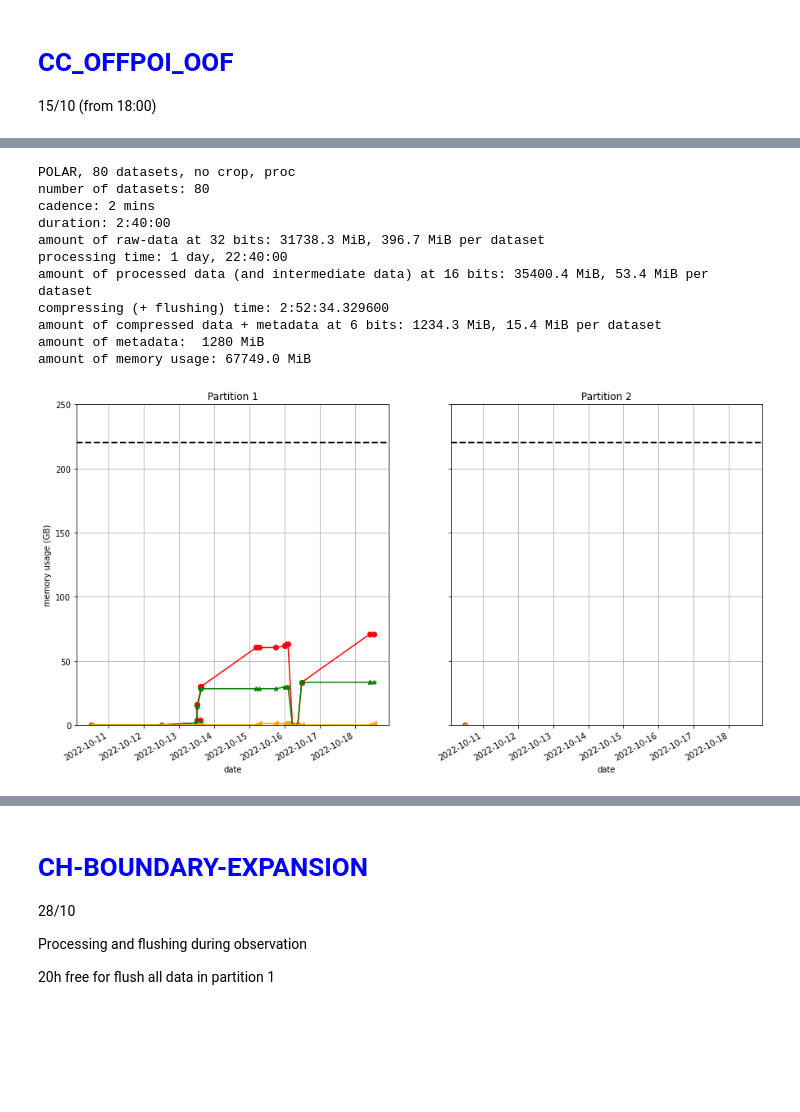
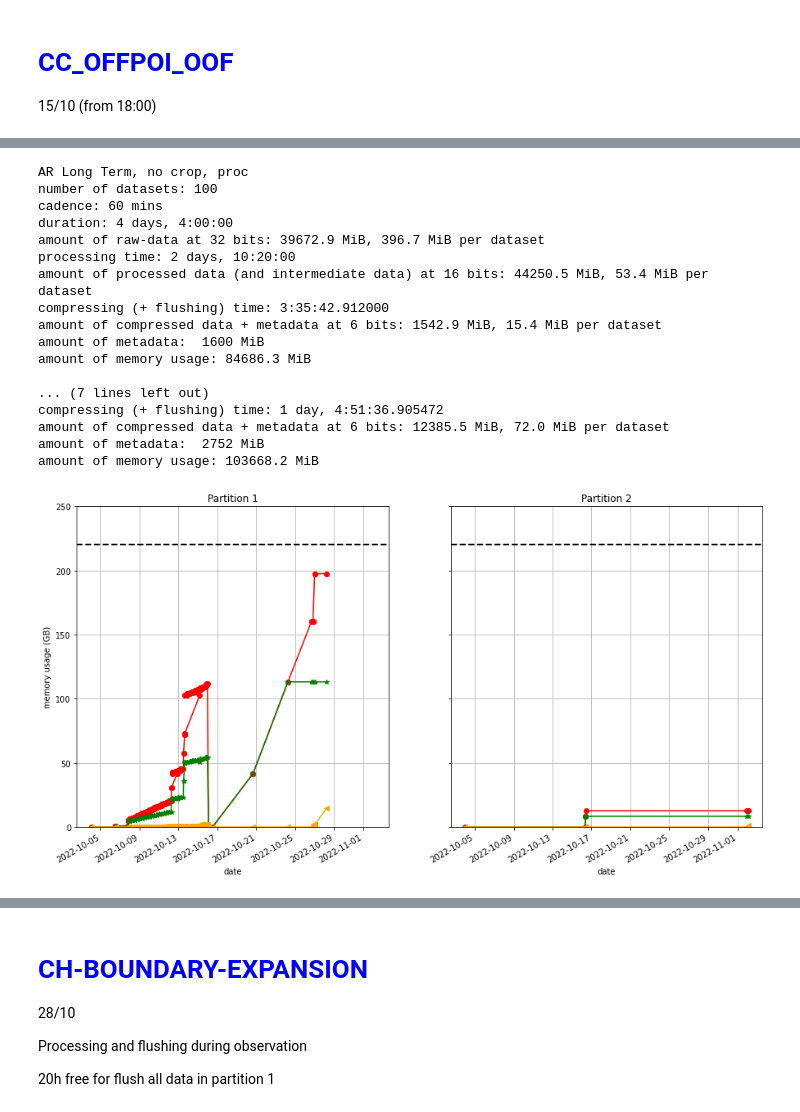
Before and after one commit to dcalc/PHI_TMtool, a Jupyter notebook: NMP1_RSW456.ipynb, the cells around one changed output, grey strips where cells are left out. Cells and saved outputs as stored; diff of their text form; code cells hidden in the pictures; blank space fills up the shorter version.

```diff
--- a/NMP1_RSW456.ipynb
+++ b/NMP1_RSW456.ipynb
@@ -128,6 +184,7 @@ plt.xlabel('date')
 Text(0.5, 0, 'date')
 [figure]
 # %%
+PHI = PHI_MEMORY(DT(2022,10,4,0,0,0))
 TC = 0 # time for cropping
 TP = 0 # time for processing
 TK = 0 # time for packing
@@ -268,0 +444,17 @@ amount of memory usage: 2540.6 MiB
+# %%
+t0 = DT.fromisoformat('2022-10-16T09:00:00')
+# t1 = DT.fromisoformat('2022-10-13T13:00:00')
+i = 2
+
+PO = PHI_MODE('HRT')
+kw = PO.observation(t0,24,cadence=2,shape=(2048,2048,4,6)); PHI.saving(i,**kw)
+# kw = PO.processing(kw['end'],ndata=-1,partialStore=0x00,nout=5,level='raw',); PHI.saving(i,**kw)
+kw = PO.packing(kw['end'],ndata=-1,level='raw'); PHI.saving(i,**kw)
+# kw = PO.compressing(kw['end'],ndata=-1,nbits=6,level='raw.pack'); PHI.saving(i,**kw)
+kw = PO.compressing(DT(2022,11,2,0,0,0),ndata=-1,nbits=6,level='raw.pack'); PHI.saving(i,**kw)
+
+# TC += (PO.proc.end - PO.proc.start).total_seconds()/60/60
+# TF += (PO.compr.end - PO.compr.start).total_seconds()/60/60
+
+printp(PO,label='POLAR, 80 datasets, no crop, proc')
+plot_tot(PHI,ylim=(0,250),time_ord=True)
@@ -293,28 +500,48 @@ amount of compressed data + metadata in partition 1: 1.15 GB
 # %%
-t0 = datetime.datetime.fromisoformat('2022-10-16T09:00:00')
-# t1 = datetime.datetime.fromisoformat('2022-10-13T13:00:00')
+t0 = DT.fromisoformat('2022-10-16T12:00:00')
+t1 = DT.fromisoformat('2022-10-27T20:00:00')
 i = 1
+Nraw = 172
 
-PO = PHI_MODE('HRT')
-kw = PO.observation(t0,80,cadence=2,shape=(2048,2048,4,6)); PHI.saving(i,**kw)
-kw = PO.processing(kw['end'],ndata=-1,partialStore=0x00,nout=5,level='raw',); PHI.saving(i,**kw)
-kw = PO.compressing(kw['end'],ndata=-1,nbits=6,level='proc'); PHI.saving(i,**kw)
+ALp = PHI_MODE('HRT')
+kw = ALp.observation(t0,272-Nraw,cadence=60,shape=(2048,2048,4,6)); PHI.saving(i,**kw); t0 = kw['end']
 
-TC += (PO.proc.end - PO.proc.start).total_seconds()/60/60
-TF += (PO.compr.end - PO.compr.start).total_seconds()/60/60
+ALr = PHI_MODE('HRT')
+kw = ALr.observation(t0,Nraw,cadence=30,shape=(2048,2048,4,6)); PHI.saving(i,**kw)
 
-printp(PO,label='POLAR, 80 datasets, no crop, proc')
+kw = ALp.processing(kw['end'],ndata=-1,partialStore=0x00,nout=5,level='raw',); PHI.saving(i,**kw)
+kw = ALp.compressing(kw['end'],ndata=-1,nbits=6,level='proc'); PHI.saving(i,**kw)
+
+TC += (ALp.proc.end - ALp.proc.start).total_seconds()/60/60
+TF += (ALp.compr.end - ALp.compr.start).total_seconds()/60/60
+
+printp(ALp,label='AR Long Term, no crop, proc')
+
+kw = ALr.packing(kw['end'],ndata=-1,level='raw',); PHI.saving(i,**kw)
+kw = ALr.compressing(kw['end'],ndata=-1,nbits=6,level='raw.pack'); PHI.saving(i,**kw)
+
+TK += (ALr.raw.pack.end - ALr.raw.pack.start).total_seconds()/60/60
+TF += (ALr.compr.pack.end - ALr.compr.pack.start).total_seconds()/60/60
+
+printp(ALr,label='AR Long Term, no crop, raw')
+
 plot_tot(PHI,ylim=(0,250),time_ord=True)
 # %% [output]
-POLAR, 80 datasets, no crop, proc
-number of datasets: 80
-cadence: 2 mins
-duration: 2:40:00
-amount of raw-data at 32 bits: 31738.3 MiB, 396.7 MiB per dataset
-processing time: 1 day, 22:40:00
-amount of processed data (and intermediate data) at 16 bits: 35400.4 MiB, 53.4 MiB per dataset
-compressing (+ flushing) time: 2:52:34.329600
-amount of compressed data + metadata at 6 bits: 1234.3 MiB, 15.4 MiB per dataset
-amount of metadata:  1280 MiB
-amount of memory usage: 67749.0 MiB
+AR Long Term, no crop, proc
+number of datasets: 100
+cadence: 60 mins
+duration: 4 days, 4:00:00
+amount of raw-data at 32 bits: 39672.9 MiB, 396.7 MiB per dataset
+processing time: 2 days, 10:20:00
+amount of processed data (and intermediate data) at 16 bits: 44250.5 MiB, 53.4 MiB per dataset
+compressing (+ flushing) time: 3:35:42.912000
+amount of compressed data + metadata at 6 bits: 1542.9 MiB, 15.4 MiB per dataset
+amount of metadata:  1600 MiB
+amount of memory usage: 84686.3 MiB
+
+... (7 lines left out)
+compressing (+ flushing) time: 1 day, 4:51:36.905472
+amount of compressed data + metadata at 6 bits: 12385.5 MiB, 72.0 MiB per dataset
+amount of metadata:  2752 MiB
+amount of memory usage: 103668.2 MiB
-[figure, old version]
+[figure, new version]
```
Also changed, not shown: parts of 50 cells of this notebook, 2 other files.
